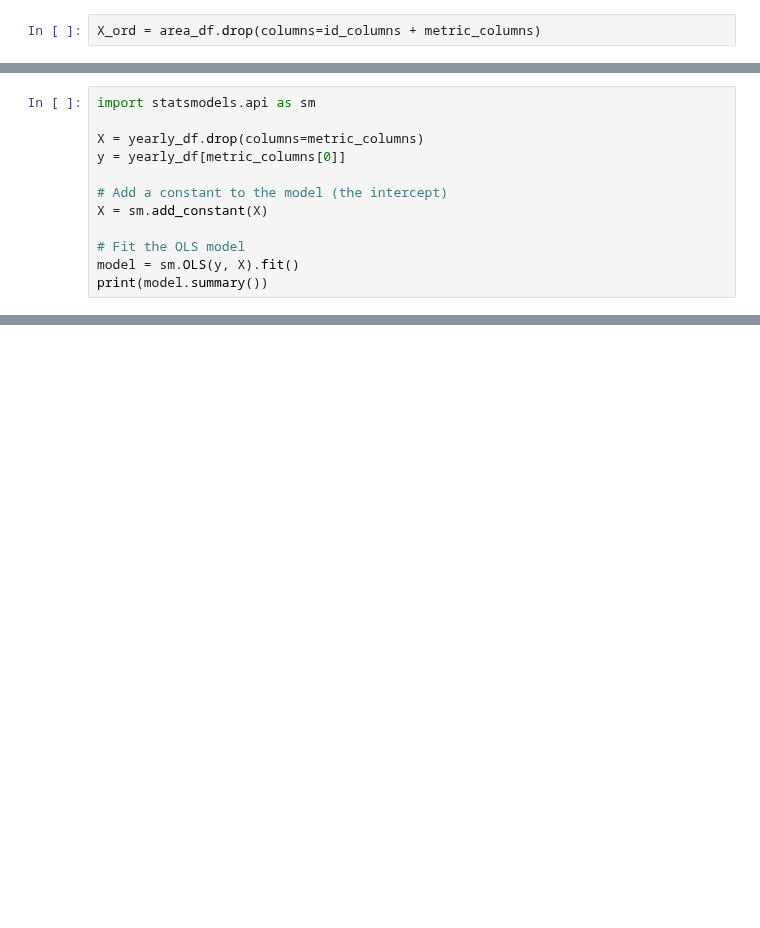
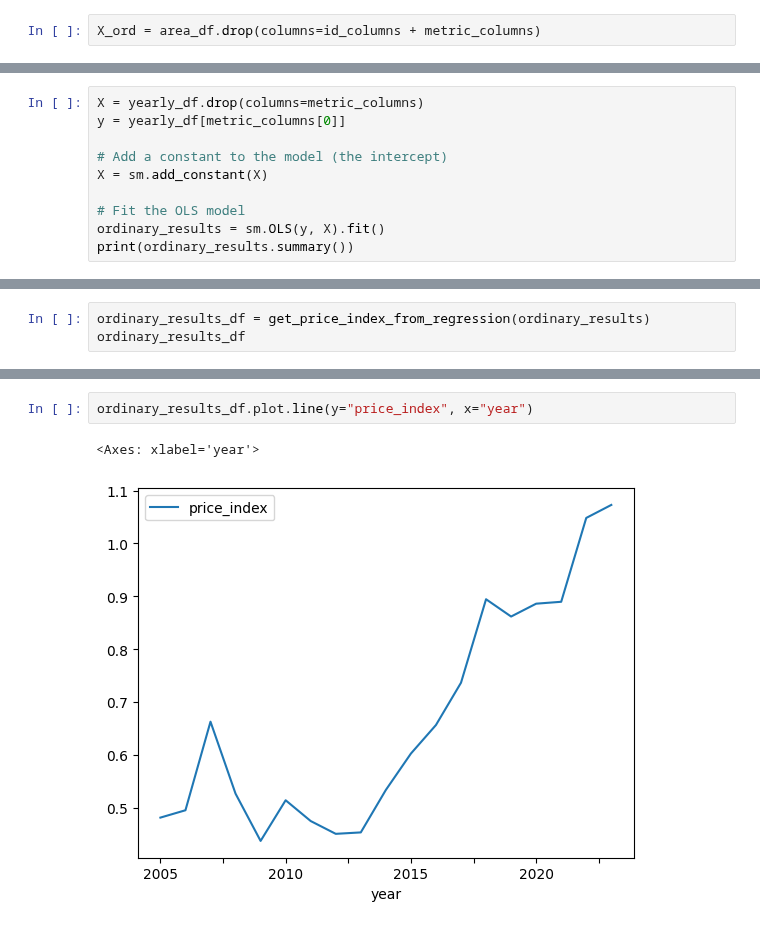
Before and after one commit to diabhaque/Yogen, a Jupyter notebook: notebooks/2_core_exploration/price_index.ipynb, the cells around one changed output, grey strips where cells are left out. Drawn from its saved outputs; the diff is of its cells as text; blank space fills up the shorter version.

```diff
--- a/notebooks/2_core_exploration/price_index.ipynb
+++ b/notebooks/2_core_exploration/price_index.ipynb
@@ -422,6 +497,4 @@ yearly_df
 # %%
-import statsmodels.api as sm
-
 X = yearly_df.drop(columns=metric_columns)
 y = yearly_df[metric_columns[0]]
 
@@ -429,8 +502,8 @@ y = yearly_df[metric_columns[0]]
 X = sm.add_constant(X)
 
 # Fit the OLS model
-model = sm.OLS(y, X).fit()
-print(model.summary())
+ordinary_results = sm.OLS(y, X).fit()
+print(ordinary_results.summary())
 # %% [output]
                             OLS Regression Results
 ==============================================================================
@@ -490,0 +573,3 @@ from jre_utils.visualize import plot_time_series
+# %%
+ordinary_results_df = get_price_index_from_regression(ordinary_results)
+ordinary_results_df
@@ -490,0 +599,5 @@ from jre_utils.visualize import plot_time_series
+# %%
+ordinary_results_df.plot.line(y="price_index", x="year")
+# %% [output]
+<Axes: xlabel='year'>
+[figure, added]
```
Also changed, not shown: parts of 25 cells of this notebook.
